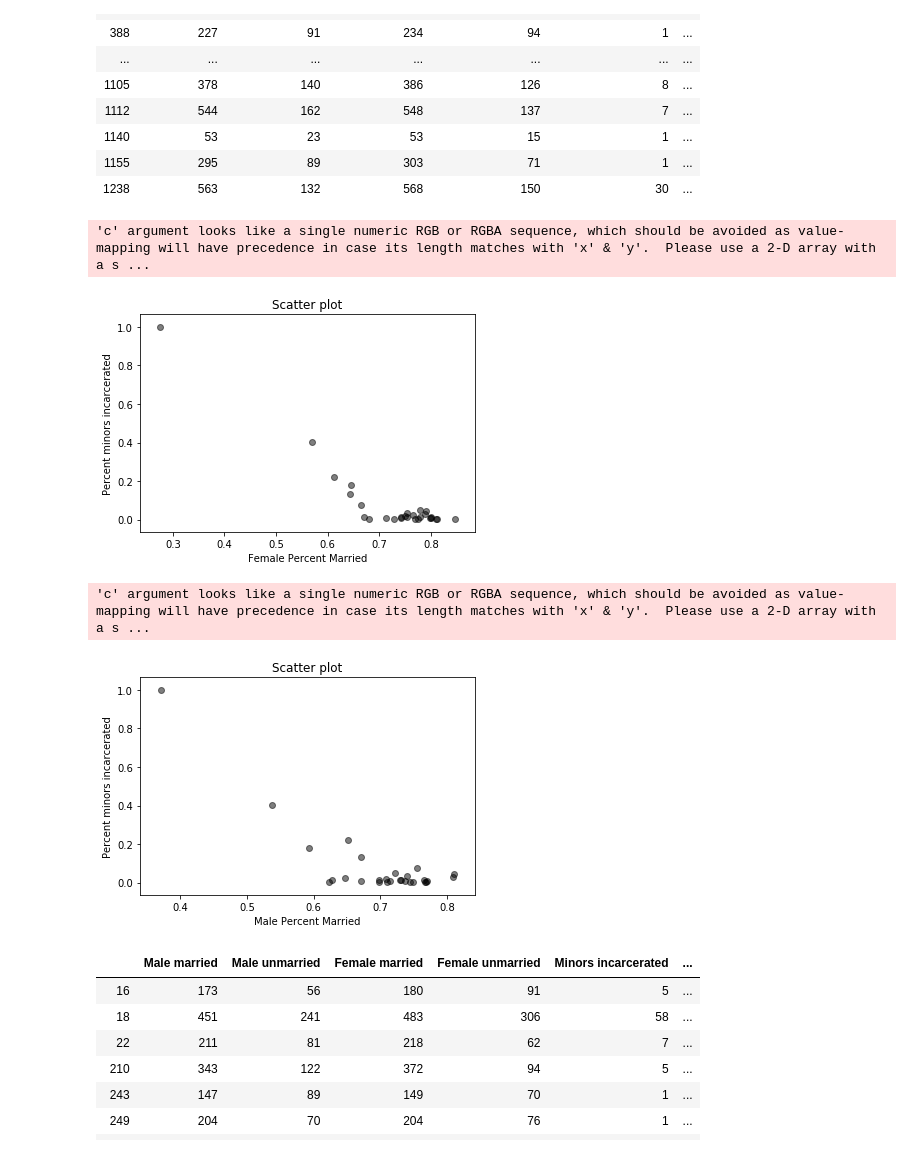
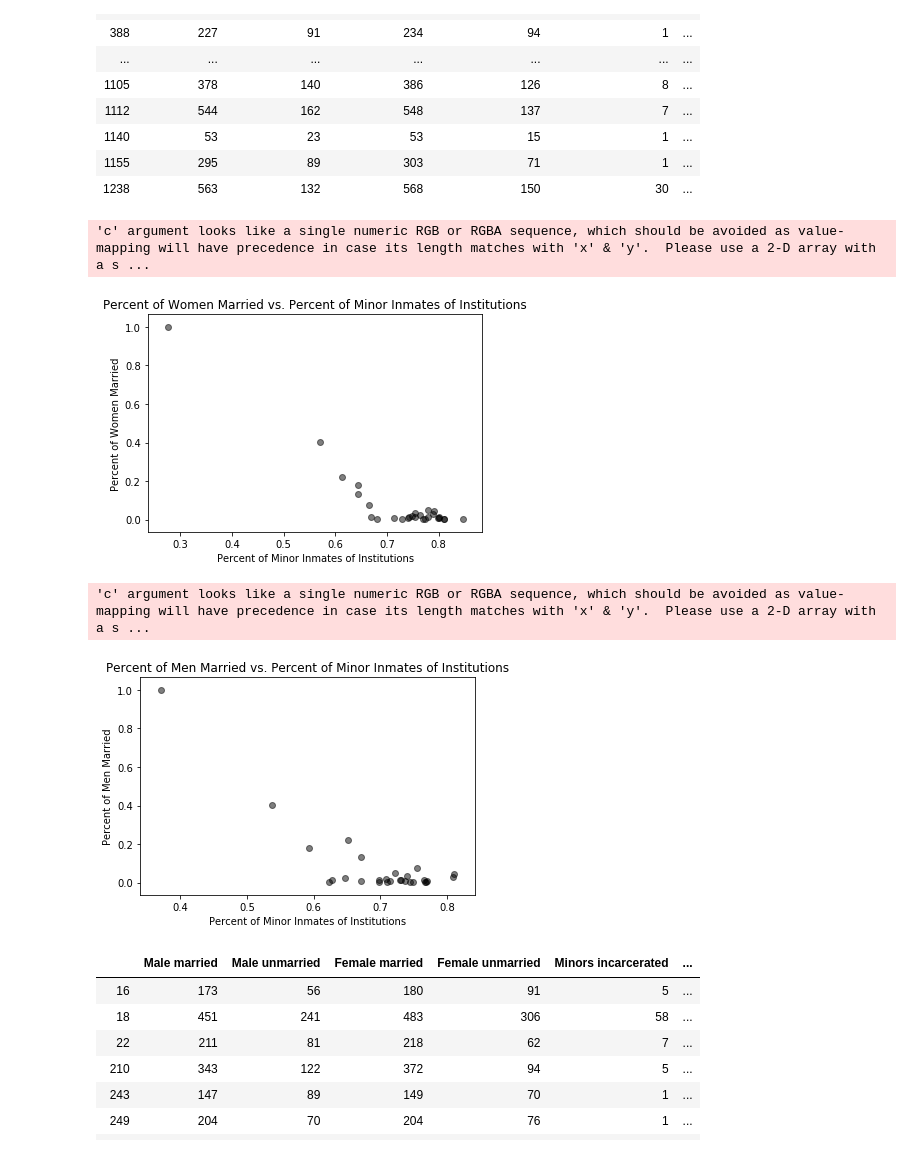
Before and after one commit to MangoOverlord/DataHacks2020, a Jupyter notebook: Dataset/CountingBlocks.ipynb, the cells around one changed output. Saved outputs shown, nothing was run; the diff lists cells and outputs as text; code cells hidden in the pictures.

```diff
--- a/Dataset/CountingBlocks.ipynb
+++ b/Dataset/CountingBlocks.ipynb
@@ -314,22 +318,22 @@ totaldata
 | 1238 | 563 | 132 | 568 | 150 | 30 | ... |
 # %%
 plt.scatter(totaldata["Female Percent Married"], totaldata["Percent minors incarcerated"], c=(0,0,0), alpha=0.5)
-plt.title('Scatter plot')
-plt.xlabel('Female Percent Married')
-plt.ylabel('Percent minors incarcerated')
+plt.title('Percent of Women Married vs. Percent of Minor Inmates of Institutions')
+plt.xlabel('Percent of Minor Inmates of Institutions')
+plt.ylabel('Percent of Women Married')
 plt.show()
 # %% [output]
 'c' argument looks like a single numeric RGB or RGBA sequence, which should be avoided as value-mapping will have precedence in case its length matches with 'x' & 'y'.  Please use a 2-D array with a s ...
-[figure, old version]
+[figure, new version]
 # %%
 plt.scatter(totaldata["Men Percent Married"], totaldata["Percent minors incarcerated"], c=(0,0,0), alpha=0.5)
-plt.title('Scatter plot')
-plt.xlabel('Male Percent Married')
-plt.ylabel('Percent minors incarcerated')
+plt.title('Percent of Men Married vs. Percent of Minor Inmates of Institutions')
+plt.xlabel('Percent of Minor Inmates of Institutions')
+plt.ylabel('Percent of Men Married')
 plt.show()
 # %% [output]
 'c' argument looks like a single numeric RGB or RGBA sequence, which should be avoided as value-mapping will have precedence in case its length matches with 'x' & 'y'.  Please use a 2-D array with a s ...
-[figure, old version]
+[figure, new version]
 # %%
 totaldata
 # %% [output]
```
Also changed, not shown: parts of 5 cells of this notebook, 2 other files.
